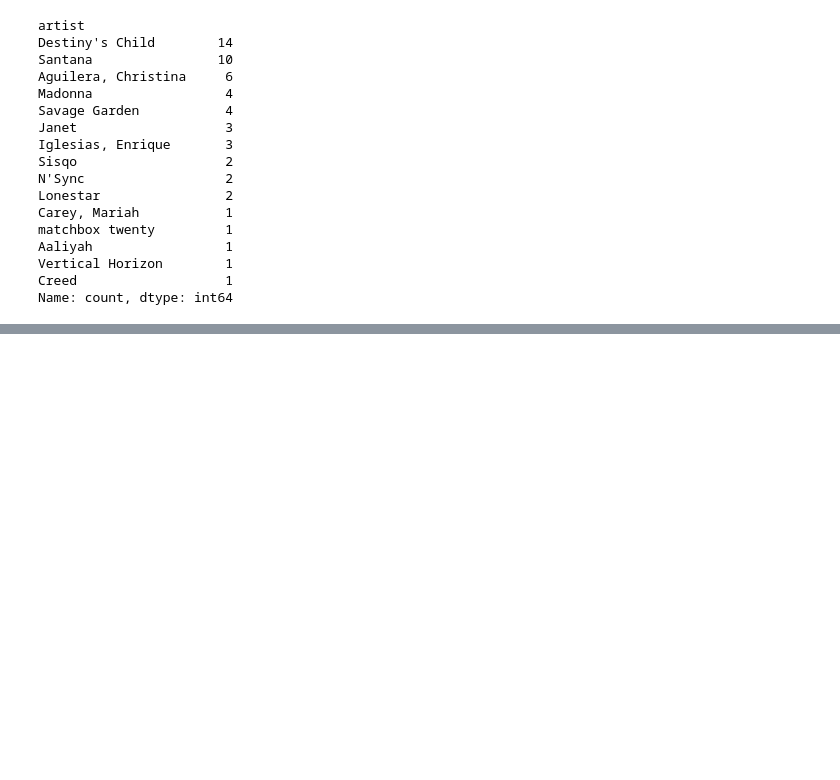
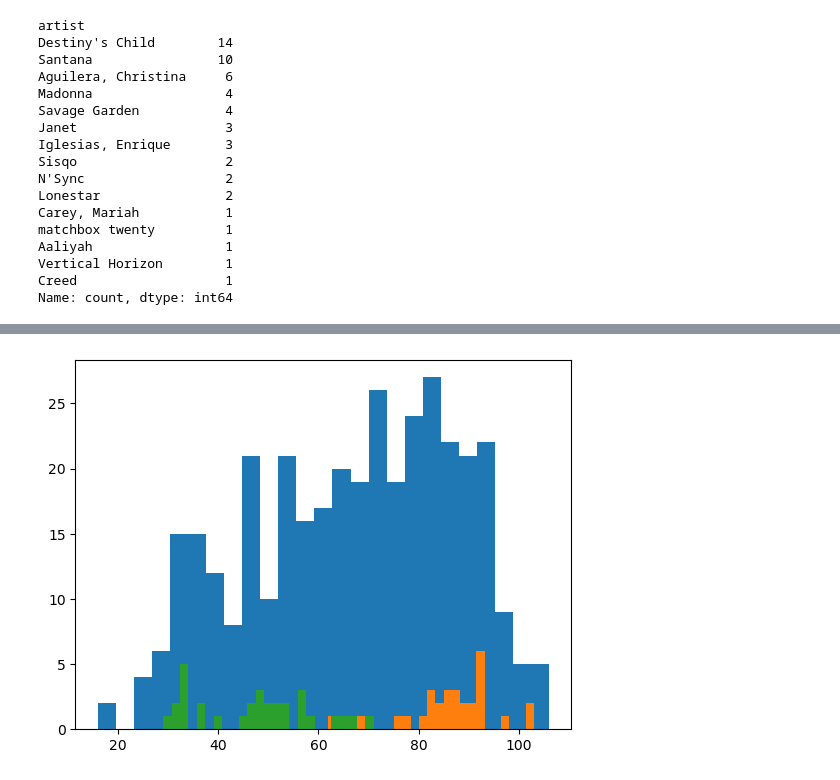
Before and after one commit to GalkaKG/Data-Science, a Jupyter notebook: 02. Data Tidying and Cleaning/Data Tidying and Cleaning.ipynb, the cells around one changed output, grey strips where cells are left out. Cells and saved outputs as stored; diff of their text form; code cells hidden in the pictures; blank space fills up the shorter version.

```diff
--- a/02. Data Tidying and Cleaning/Data Tidying and Cleaning.ipynb
+++ b/02. Data Tidying and Cleaning/Data Tidying and Cleaning.ipynb
@@ -1188,0 +1351,8 @@ Name: count, dtype: int64
+# %%
+plt.hist(weather_data_from_link.max_temp, bins = 25)
+plt.hist(weather_data_from_link[weather_data_from_link.date.dt.month == 6].max_temp, bins = 25)
+plt.hist(weather_data_from_link[weather_data_from_link.date.dt.month == 12].max_temp, bins = 25)
+
+plt.show()
+# %% [output]
+[figure, added]
```
Also changed, not shown: parts of 33 cells of this notebook, 1 other file.
